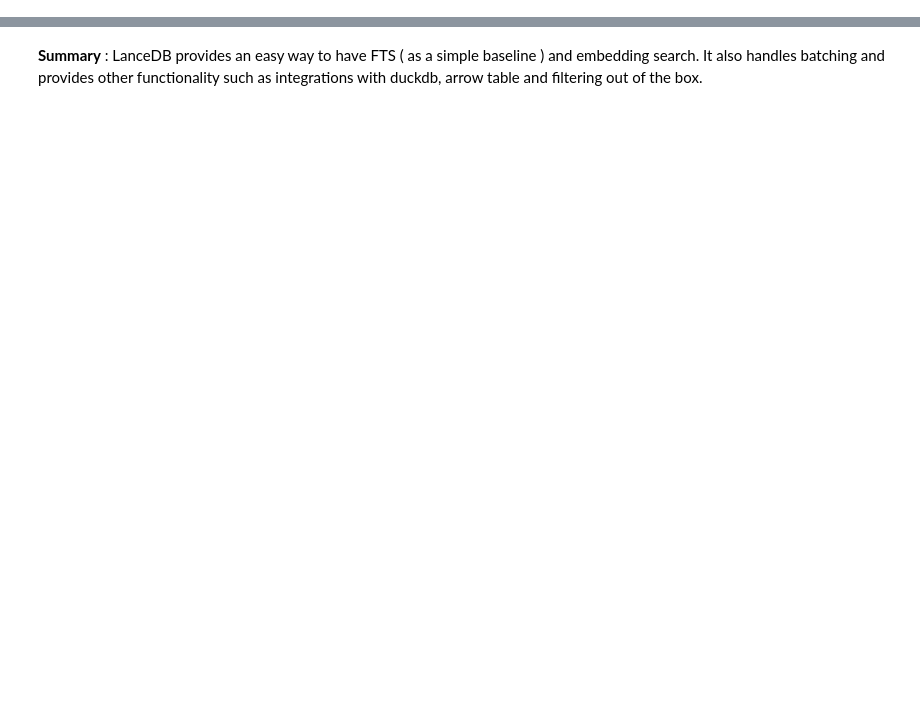
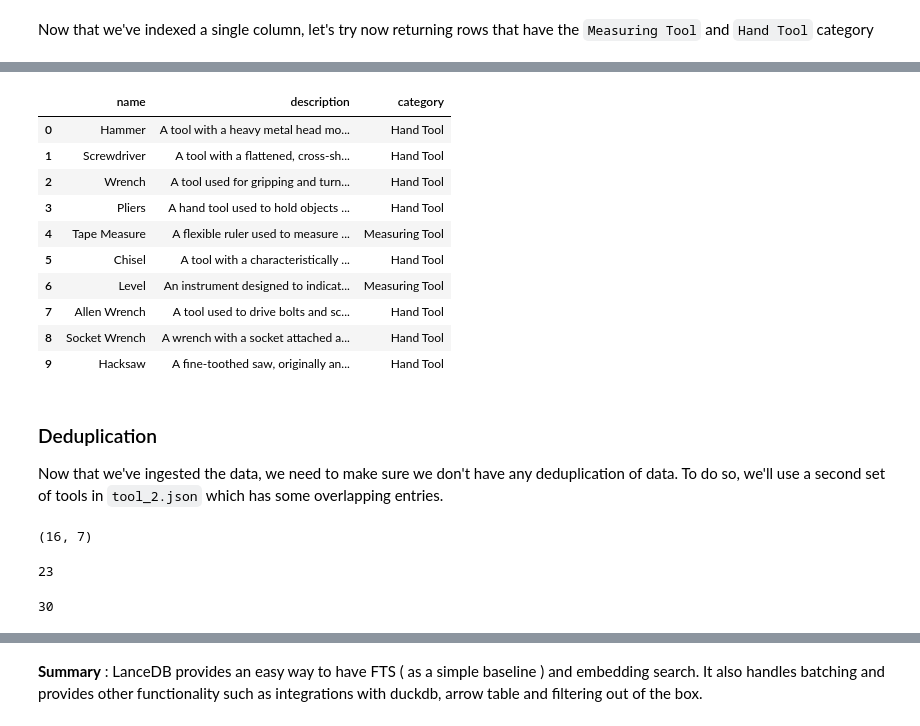
Before and after one commit to ivanleomk/rag-ws, a Jupyter notebook: notebooks/1.Introduction.ipynb, the cells around one changed output, grey strips where cells are left out. Drawn from its saved outputs; the diff is of its cells as text; code cells hidden in the pictures; blank space fills up the shorter version.

```diff
--- a/notebooks/1.Introduction.ipynb
+++ b/notebooks/1.Introduction.ipynb
@@ -60,0 +251,7 @@ text: Twitter is a popular web application, vector: [0.004896957892924547, -0.04
+# %% [markdown]
+Now that we've indexed a single column, let's try now returning rows that have the `Measuring Tool` and `Hand Tool` category
+# %%
+%%time
+tool_table = db.open_table("tool_v2")
+tool_table.search().select(["name","description","category"]).where("category IN ('Hand Tool','Measuring Tool')",prefilter=True).to_pandas()
+# %% [output]
@@ -60,0 +260,15 @@ text: Twitter is a popular web application, vector: [0.004896957892924547, -0.04
+|  | name | description | category |
+| 0 | Hammer | A tool with a heavy metal head mo... | Hand Tool |
+| 1 | Screwdriver | A tool with a flattened, cross-sh... | Hand Tool |
+| 2 | Wrench | A tool used for gripping and turn... | Hand Tool |
+| 3 | Pliers | A hand tool used to hold objects ... | Hand Tool |
+| 4 | Tape Measure | A flexible ruler used to measure ... | Measuring Tool |
+| 5 | Chisel | A tool with a characteristically ... | Hand Tool |
+| 6 | Level | An instrument designed to indicat... | Measuring Tool |
+| 7 | Allen Wrench | A tool used to drive bolts and sc... | Hand Tool |
+| 8 | Socket Wrench | A wrench with a socket attached a... | Hand Tool |
+| 9 | Hacksaw | A fine-toothed saw, originally an... | Hand Tool |
+# %% [markdown]
+### Deduplication
+
+Now that we've ingested the data, we need to make sure we don't have any deduplication of data. To do so, we'll use a second set of tools in `tool_2.json` which has some overlapping entries.
@@ -60,0 +278,16 @@ text: Twitter is a popular web application, vector: [0.004896957892924547, -0.04
+# %%
+tool_table.count_rows(),len(data_2)
+# %% [output]
+(16, 7)
+# %%
+tool_table = db.open_table("tool_v1")
+tool_table.add(data_2)
+tool_table.count_rows()
+# %% [output]
+23
+# %%
+tool_table = db.open_table("tool_v1")
+tool_table.add(data_2)
+tool_table.count_rows()
+# %% [output]
+30
```
Also changed, not shown: parts of 67 cells of this notebook, 5 other files.
